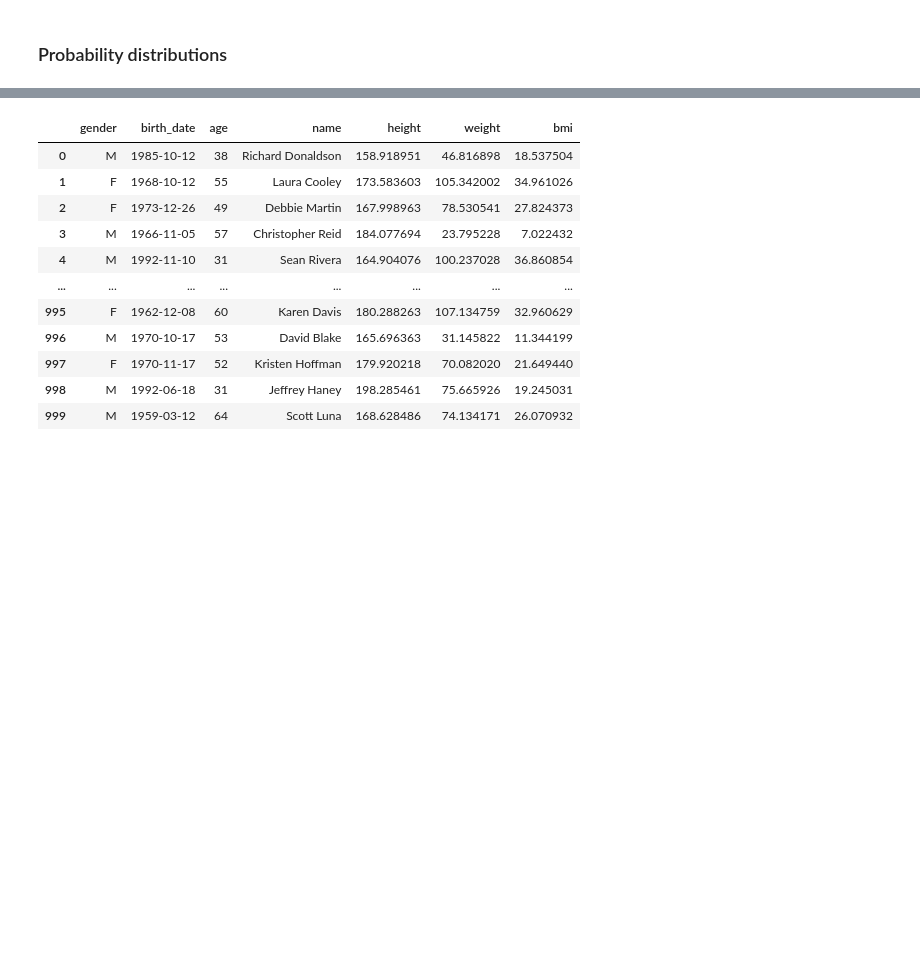
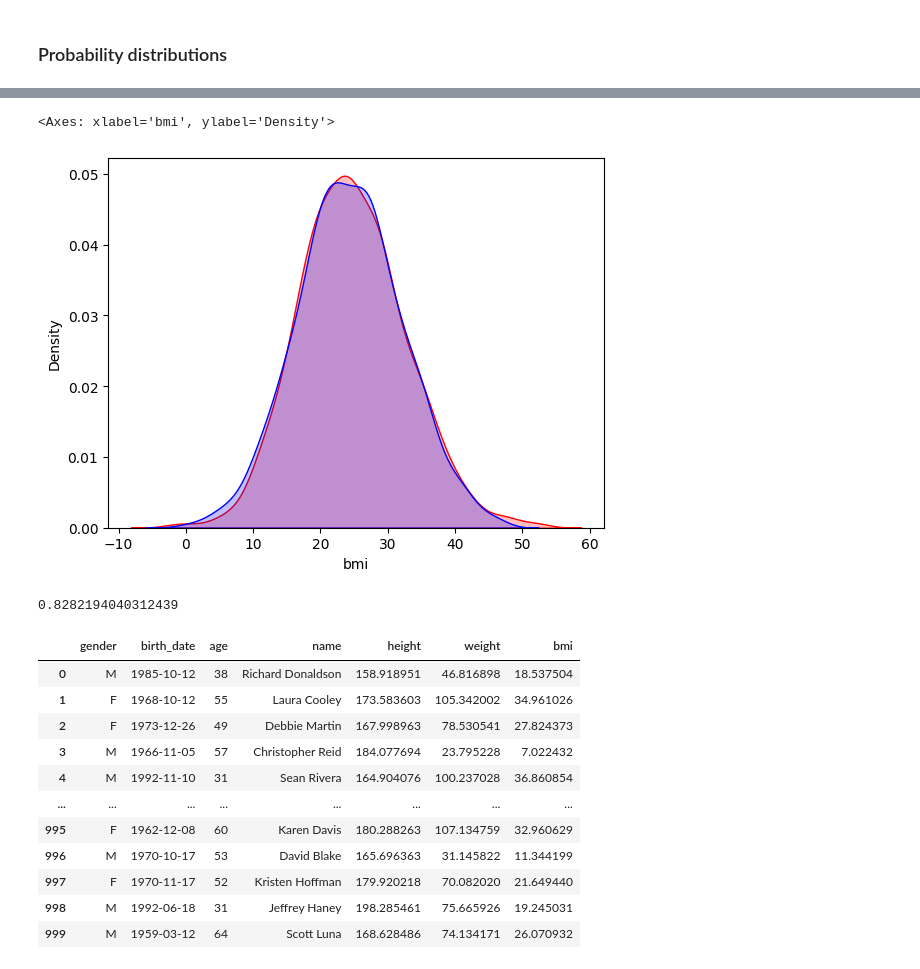
Before and after one commit to alabarga/synthetic-data-pybcn, a Jupyter notebook: synthetic_data_generation.ipynb, the cells around one changed output, grey strips where cells are left out. Saved outputs shown, nothing was run; the diff lists cells and outputs as text; code cells hidden in the pictures; blank space fills up the shorter version.

```diff
--- a/synthetic_data_generation.ipynb
+++ b/synthetic_data_generation.ipynb
@@ -269,3 +288,19 @@ datos['bmi'] = datos.apply(lambda r: BMI(r['height'], r['weight']), axis=1)
+# %%
+# Plotting the KDEs
+sns.kdeplot(datos['bmi'], fill=True, color="r", label="Data1 KDE")
+sns.kdeplot(mod, fill=True, color="b", label="Data2 KDE")
+# %% [output]
+<Axes: xlabel='bmi', ylabel='Density'>
+[figure, added]
+# %%
+# Perform the KS test
+
+data1 = datos['bmi']
+data2 = mod
+statistic, p_value = stats.ks_2samp(data1, data2)
+p_value
+# %% [output]
+0.8282194040312439
 # %%
 datos
 # %% [output]
```
Also changed, not shown: parts of 20 cells of this notebook, 6 other files.
